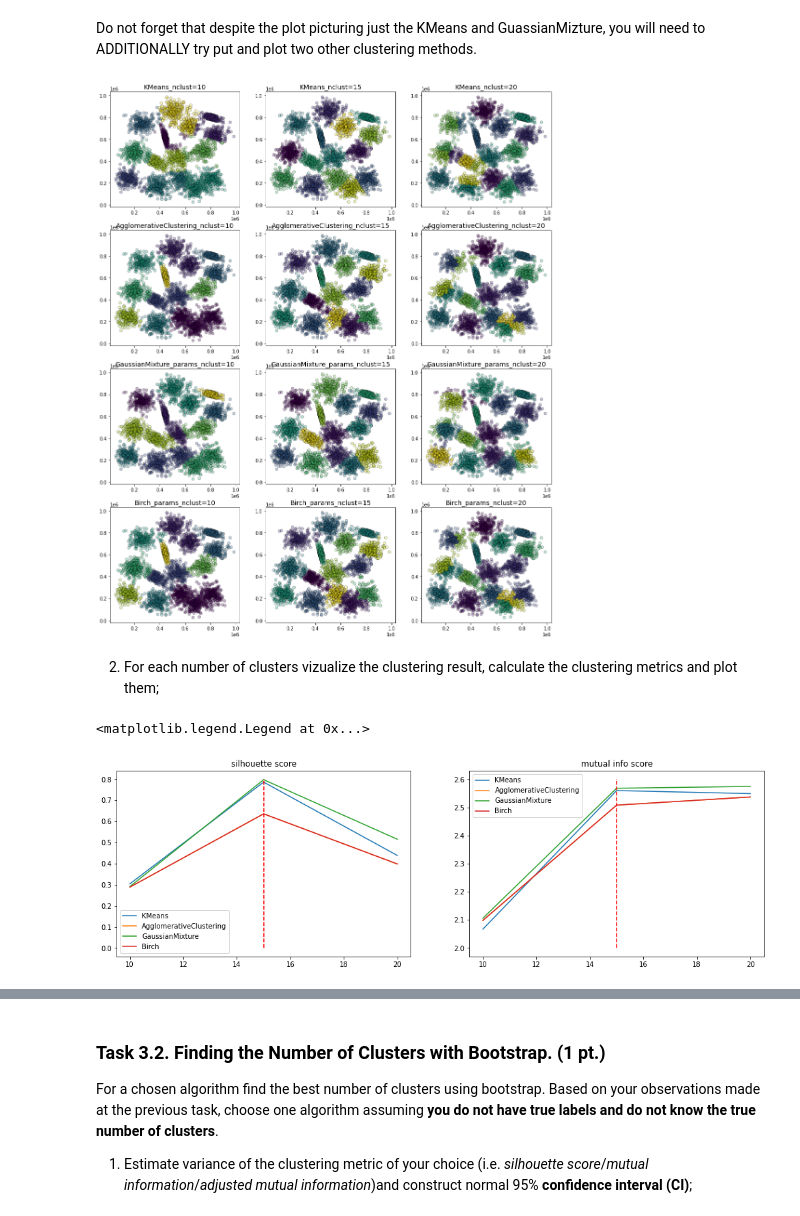
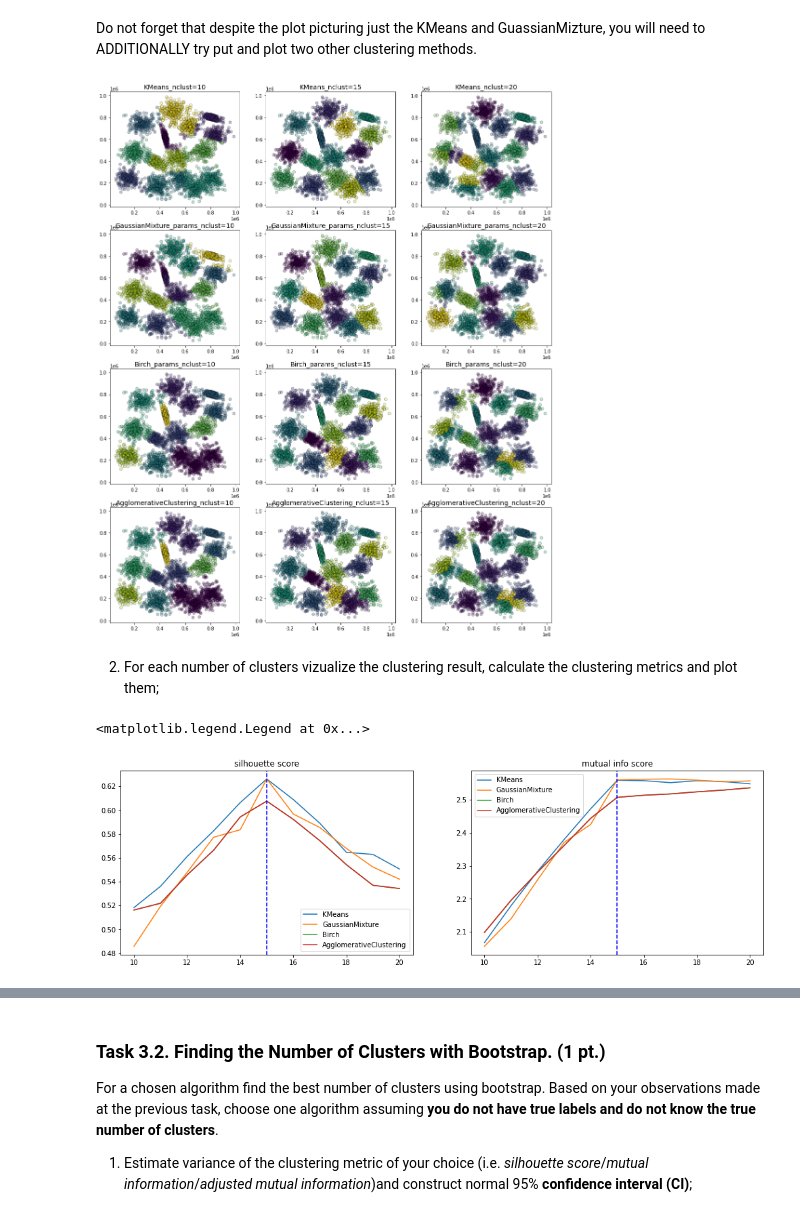
Before and after one commit to BobrG/sk-machine-learning-2022, a Jupyter notebook: problem_set_3.ipynb, the cells around one changed output, grey strips where cells are left out. Cells and saved outputs as stored; diff of their text form; code cells hidden in the pictures.

```diff
--- a/problem_set_3.ipynb
+++ b/problem_set_3.ipynb
@@ -496,16 +561,21 @@ Birch_params best parameters: {'branching_factor': 5, 'n_clusters': 15, 'thresho
 ## BEGIN SOLUTION (do not delete this comment!)
 def plot_clustering(methods, plot_only=[10, 15, 20]):
     fig, axs = plt.subplots(4, len(plot_only), figsize=(17, 21))
-
-    for k, ax in zip(methods.keys(), axs.ravel()):
-        pred_labels = methods[k].fit_predict(points)
-        ax.scatter(points[:,0], points[:,1], c=pred_labels, alpha=0.3, edgecolor='k')
-        ax.set_title(k, fontsize=14)
+    i = 0
+    for k in methods.keys():
+        if int(k.split('=')[-1]) in plot_only:
+            ax = axs.ravel()[i]
+            pred_labels = methods[k].fit_predict(points)
+            ax.scatter(points[:,0], points[:,1], c=pred_labels, alpha=0.3, edgecolor='k')
+            ax.set_title(k, fontsize=14)
+            i += 1
+        else:
+            continue
 
 plot_clustering(bst_clust_methods)
 ### END SOLUTION (do not delete this comment!)
 # %% [output]
-[figure, old version]
+[figure, new version]
 # %% [markdown]
 2) For each number of clusters vizualize the clustering result, calculate the clustering metrics and plot them;
 # %%
@@ -514,35 +584,35 @@ plot_clustering(bst_clust_methods)
 fig, axs = plt.subplots(1, 2, figsize=(17, 5))
 silh_scores = {}
 mi_scores = {}
 n_clusters = []
 
 for method_name in bst_clust_methods.keys():
     name = method_name.split('_')[0]
     if name not in silh_scores.keys():
         silh_scores[name] = []
     if name not in mi_scores.keys():
         mi_scores[name] = []
 
     clust_n = method_name.split('=')[-1]
     if int(clust_n) not in n_clusters:
         n_clusters.append(int(clust_n))
     pred = bst_clust_methods[method_name].fit_predict(points)
-    silh_scores[name].append(silhouette_score(pred.reshape(-1,1), labels))
-    mi_scores[name].append(mutual_info_score(pred, labels))
+    silh_scores[name].append(silhouette_score(points, pred))
+    mi_scores[name].append(mutual_info_score(labels, pred))
 
 for name in silh_scores.keys():
     axs[0].plot(n_clusters, np.array(silh_scores[name]), label=name)
     axs[1].plot(n_clusters, np.array(mi_scores[name]), label=name)
 
-axs[0].vlines(x=true_number_of_clusters, ymin=0.0, ymax=.8, linestyles='--', colors='red')
-axs[1].vlines(x=true_number_of_clusters, ymin=2.0, ymax=2.6, linestyles='--', colors='red')
+axs[0].axvline(x=true_number_of_clusters, color='b', ls='--')
+axs[1].axvline(x=true_number_of_clusters, color='b', ls='--')
 axs[0].set_title('silhouette score')
 axs[1].set_title('mutual info score')
 axs[0].legend()
 axs[1].legend()
 
 
 ### END SOLUTION (do not delete this comment!)
 # %% [output]
 <matplotlib.legend.Legend at 0x...>
-[figure, old version]
+[figure, new version]
```
Also changed, not shown: parts of 23 cells of this notebook.
